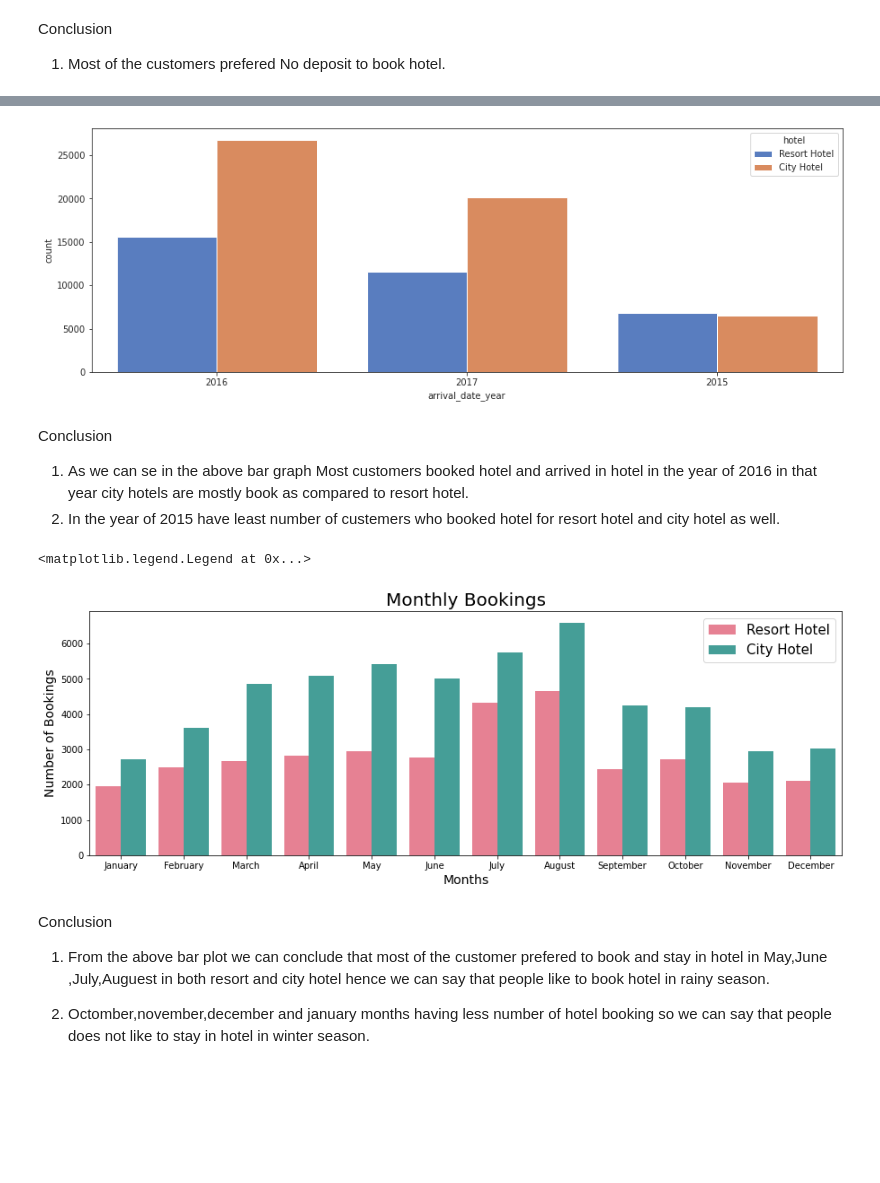
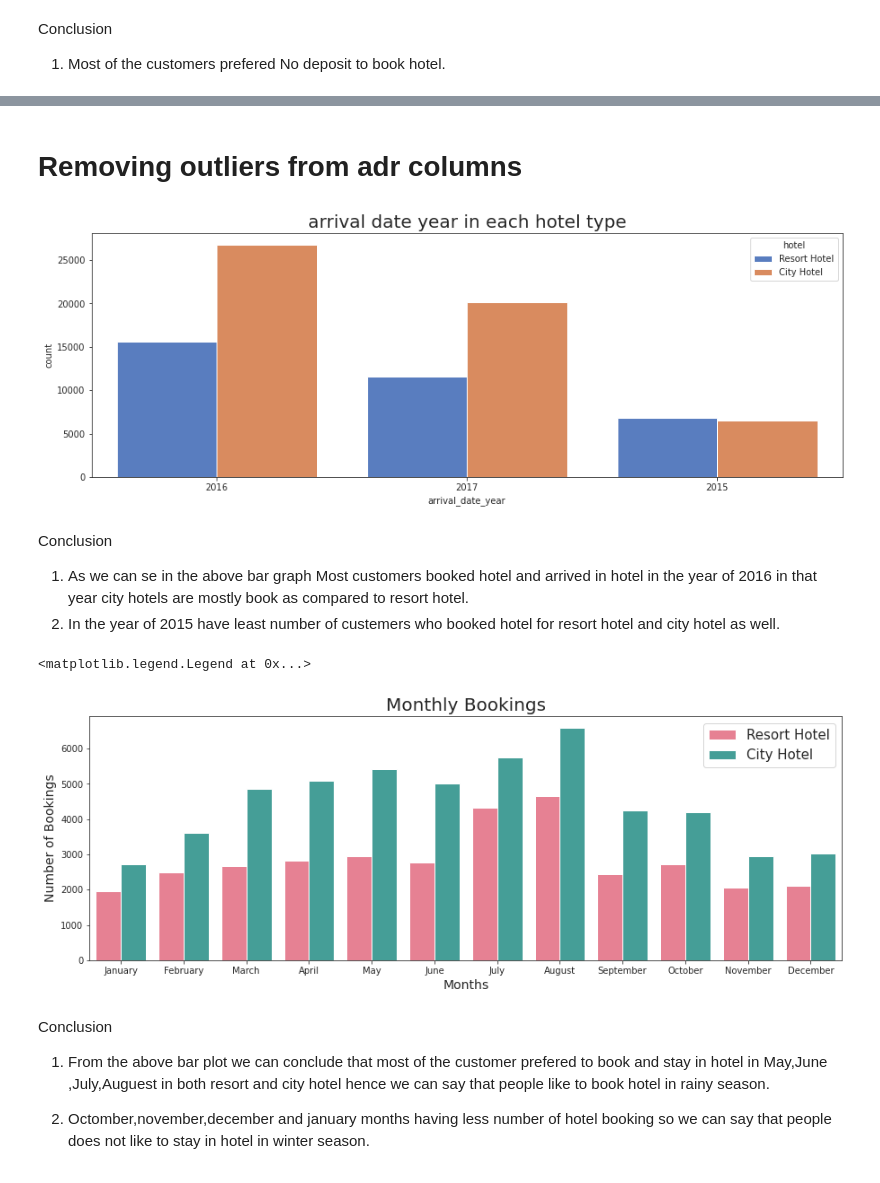
Before and after one commit to aditya8075/EDA---Hotel-Booking-Analysis, a Jupyter notebook: Aditya_Tadas_EDA_on_Hotel_Booking_Capstone_project.ipynb, the cells around one changed output, grey strips where cells are left out. Saved outputs shown, nothing was run; the diff lists cells and outputs as text; code cells hidden in the pictures; blank space fills up the shorter version.

```diff
--- a/Aditya_Tadas_EDA_on_Hotel_Booking_Capstone_project.ipynb
+++ b/Aditya_Tadas_EDA_on_Hotel_Booking_Capstone_project.ipynb
@@ -267,12 +424,20 @@ Conclusion
+# %% [markdown]
+# Removing outliers from adr columns
+# %%
+#dropping dataset where adr is greater than 1000
+df= df.drop(df[df['adr']>1000].index)
+# dropping data where adr is leaa than zero
+df = df.drop(df[df['adr']<0].index)
 # %%
 #countplot for number of customer in each year
 plt.figure(figsize=(15,5))
 sns.countplot(x = 'arrival_date_year',
               data = df,hue='hotel',
-              order = df['arrival_date_year'].value_counts().index,palette="muted")
+              order = df['arrival_date_year'].value_counts().index,palette="muted").set_title('arrival date year in each hotel type', y=1, fontsize=20)
+
 plt.show()
 # %% [output]
-[figure, old version]
+[figure, new version]
 # %% [markdown]
 Conclusion
 1. As we can se in the above bar graph Most customers booked hotel and arrived in hotel in the year
@@ -288,7 +453,7 @@ plt.ylabel('Number of Bookings', fontsize=14)
 plt.legend(prop={'size':15})
 # %% [output]
 <matplotlib.legend.Legend at 0x...>
-[figure, old version]
+[figure, new version]
 # %% [markdown]
 Conclusion
 1. From the above bar plot we can conclude that most of the customer prefered to book and stay in hotel
```
Also changed, not shown: parts of 67 cells of this notebook.
